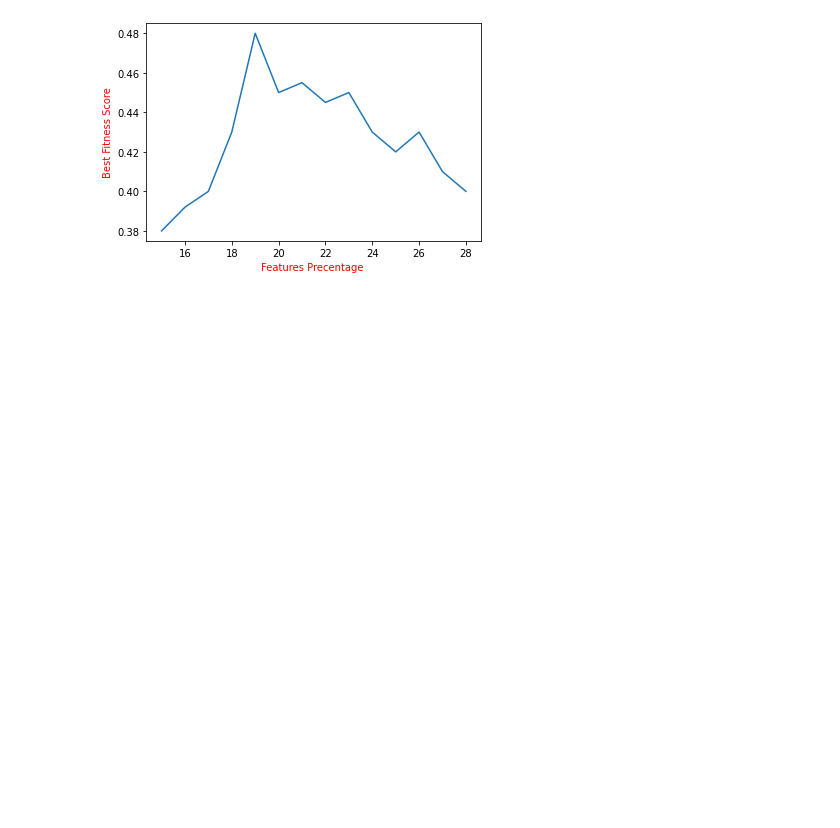
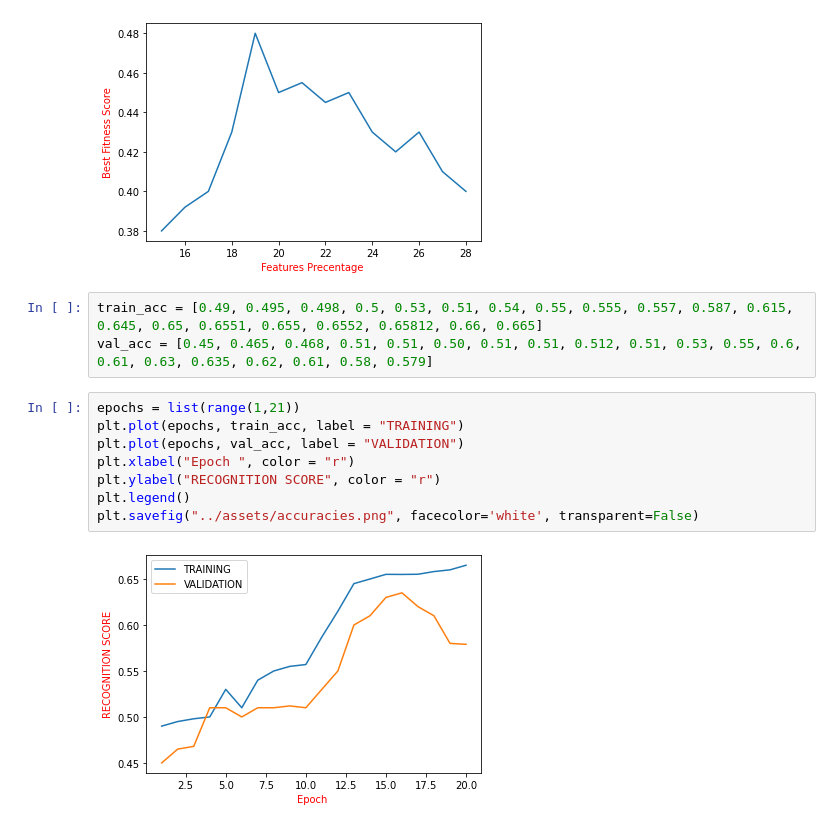
Before and after one commit to tech-wiz18/Soft-Computing, a Jupyter notebook: notebooks/results_plot.ipynb, the cells around one changed output. Cells and saved outputs as stored; diff of their text form; blank space fills up the shorter version.

```diff
--- a/notebooks/results_plot.ipynb
+++ b/notebooks/results_plot.ipynb
@@ -34,3 +34,16 @@ plt.ylabel("Best Fitness Score", color = "r")
 plt.savefig("../assets/best_score_vs_feature_precentage", facecolor='white', transparent=False)
 # %% [output]
 [figure]
+# %%
+train_acc = [0.49, 0.495, 0.498, 0.5, 0.53, 0.51, 0.54, 0.55, 0.555, 0.557, 0.587, 0.615, 0.645, 0.65, 0.6551, 0.655, 0.6552, 0.65812, 0.66, 0.665]
+val_acc = [0.45, 0.465, 0.468, 0.51, 0.51, 0.50, 0.51, 0.51, 0.512, 0.51, 0.53, 0.55, 0.6, 0.61, 0.63, 0.635, 0.62, 0.61, 0.58, 0.579]
+# %%
+epochs = list(range(1,21))
+plt.plot(epochs, train_acc, label = "TRAINING")
+plt.plot(epochs, val_acc, label = "VALIDATION")
+plt.xlabel("Epoch ", color = "r")
+plt.ylabel("RECOGNITION SCORE", color = "r")
+plt.legend()
+plt.savefig("../assets/accuracies.png", facecolor='white', transparent=False)
+# %% [output]
+[figure, added]
```
Also changed, not shown: parts of 2 cells of this notebook, 4 other files.
